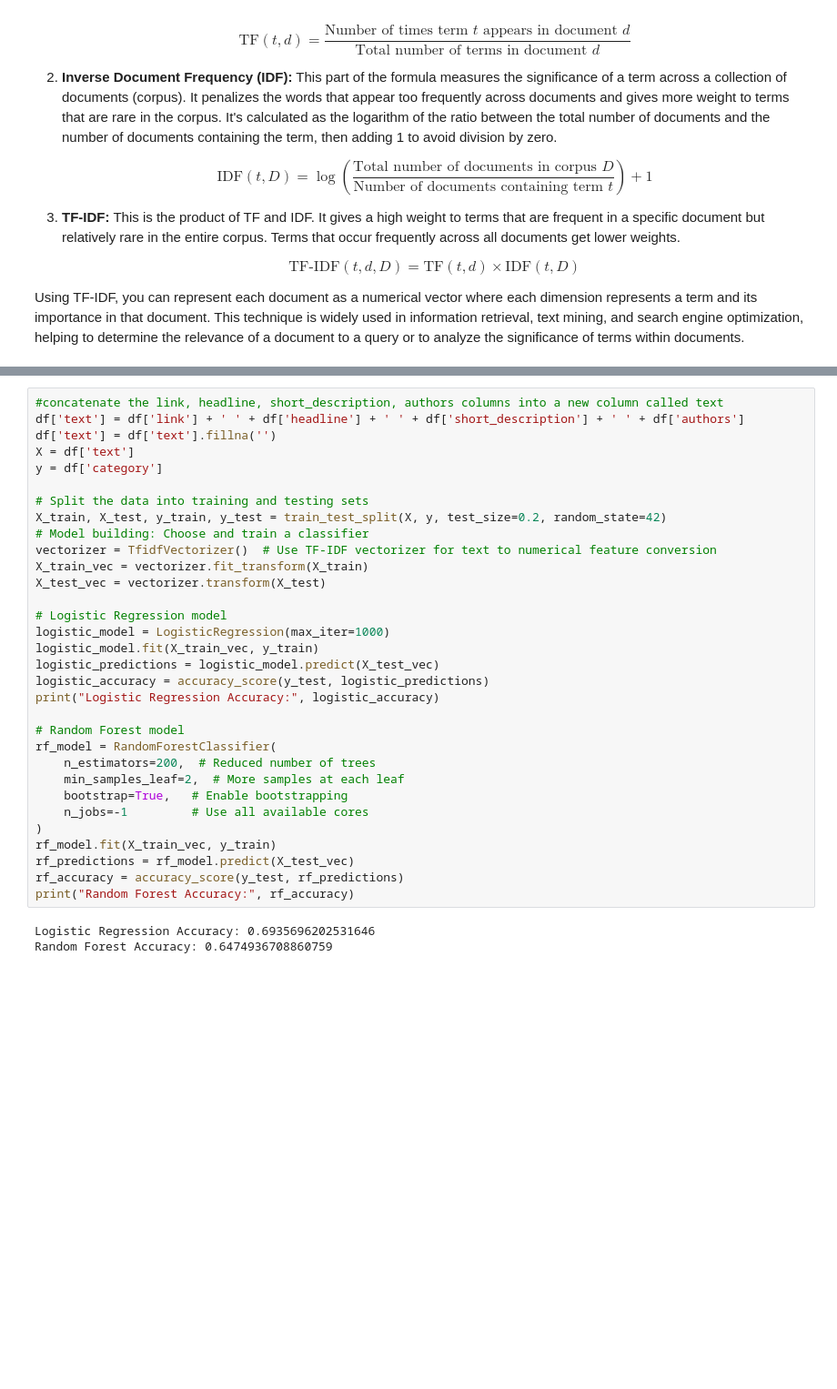
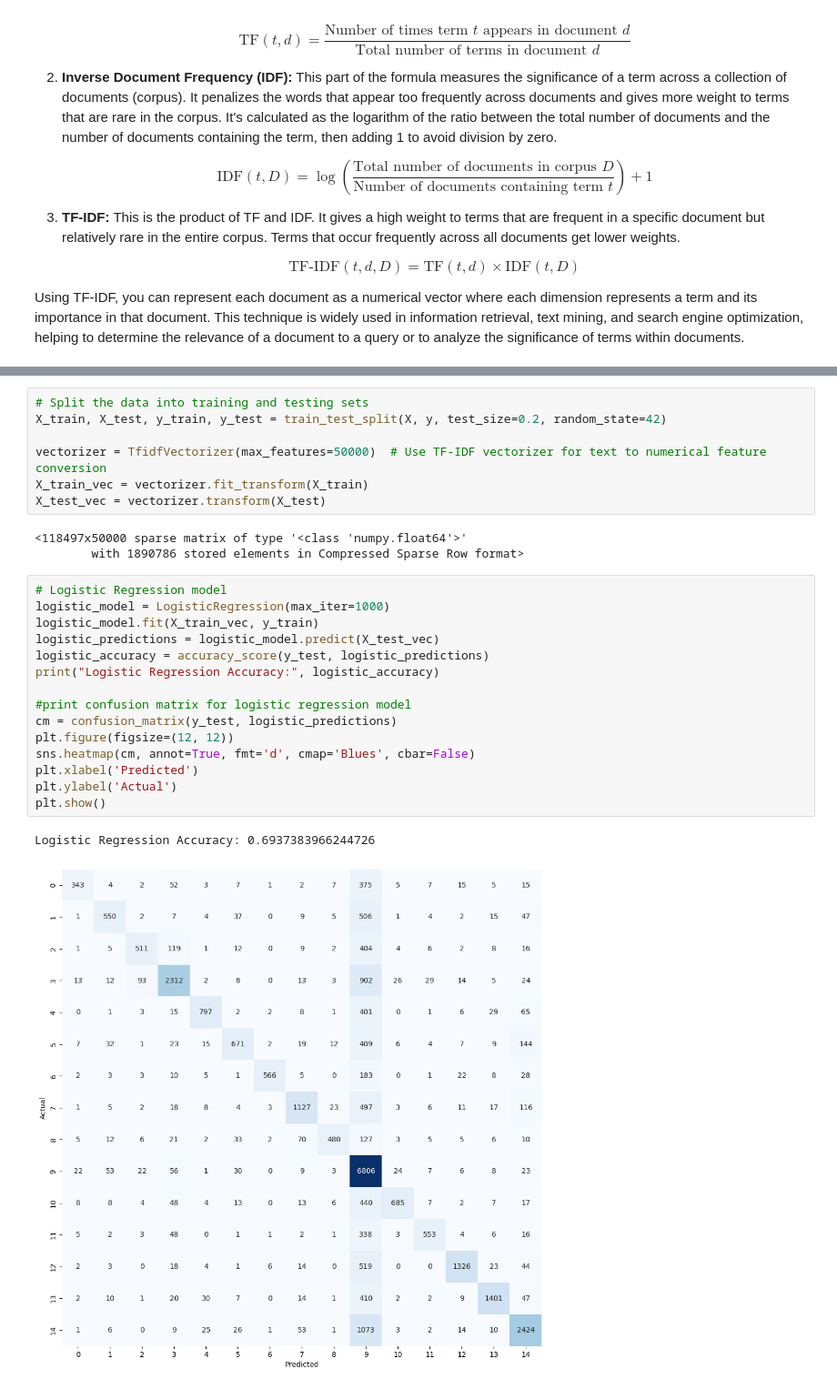
Before and after one commit to anapoklukar/text-classification-assignment, a Jupyter notebook: assignment2.ipynb, the cells around one changed output, grey strips where cells are left out. Shown: that part at 91% size. Drawn from its saved outputs; the diff is of its cells as text; blank space fills up the shorter version.

Commit message:
save processed data into a file, hyperparameter tuning for logistic regression and confusion matrix

```diff
--- a/assignment2.ipynb
+++ b/assignment2.ipynb
@@ -231,35 +279,28 @@ from sklearn.metrics import accuracy_score, classification_report
 # %%
-#concatenate the link, headline, short_description, authors columns into a new column called text
-df['text'] = df['link'] + ' ' + df['headline'] + ' ' + df['short_description'] + ' ' + df['authors']
-df['text'] = df['text'].fillna('')
-X = df['text']
-y = df['category']
-
 # Split the data into training and testing sets
 X_train, X_test, y_train, y_test = train_test_split(X, y, test_size=0.2, random_state=42)
-# Model building: Choose and train a classifier
-vectorizer = TfidfVectorizer()  # Use TF-IDF vectorizer for text to numerical feature conversion
+
+vectorizer = TfidfVectorizer(max_features=50000)  # Use TF-IDF vectorizer for text to numerical feature conversion
 X_train_vec = vectorizer.fit_transform(X_train)
 X_test_vec = vectorizer.transform(X_test)
-
-# Logistic Regression model
-logistic_model = LogisticRegression(max_iter=1000)
-logistic_model.fit(X_train_vec, y_train)
-logistic_predictions = logistic_model.predict(X_test_vec)
-logistic_accuracy = accuracy_score(y_test, logistic_predictions)
-print("Logistic Regression Accuracy:", logistic_accuracy)
-
-# Random Forest model
-rf_model = RandomForestClassifier(
-    n_estimators=200,  # Reduced number of trees
-    min_samples_leaf=2,  # More samples at each leaf
-    bootstrap=True,   # Enable bootstrapping
-    n_jobs=-1         # Use all available cores
-)
-rf_model.fit(X_train_vec, y_train)
-rf_predictions = rf_model.predict(X_test_vec)
-rf_accuracy = accuracy_score(y_test, rf_predictions)
-print("Random Forest Accuracy:", rf_accuracy)
 # %% [output]
-Logistic Regression Accuracy: 0.6935696202531646
-Random Forest Accuracy: 0.6474936708860759
+<118497x50000 sparse matrix of type '<class 'numpy.float64'>'
+        with 1890786 stored elements in Compressed Sparse Row format>
+# %%
+# Logistic Regression model
+logistic_model = LogisticRegression(max_iter=1000)
+logistic_model.fit(X_train_vec, y_train)
+logistic_predictions = logistic_model.predict(X_test_vec)
+logistic_accuracy = accuracy_score(y_test, logistic_predictions)
+print("Logistic Regression Accuracy:", logistic_accuracy)
+
+#print confusion matrix for logistic regression model
+cm = confusion_matrix(y_test, logistic_predictions)
+plt.figure(figsize=(12, 12))
+sns.heatmap(cm, annot=True, fmt='d', cmap='Blues', cbar=False)
+plt.xlabel('Predicted')
+plt.ylabel('Actual')
+plt.show()
+# %% [output]
+Logistic Regression Accuracy: 0.6937383966244726
+[figure, added]
```
Also changed, not shown: parts of 12 cells of this notebook, 1 other file.
